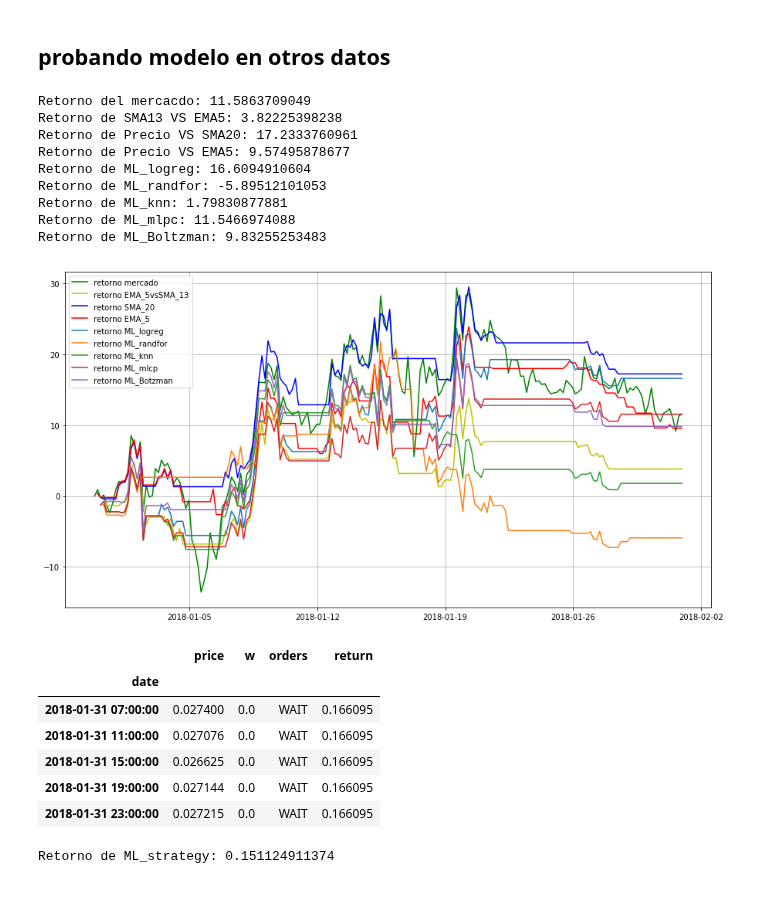
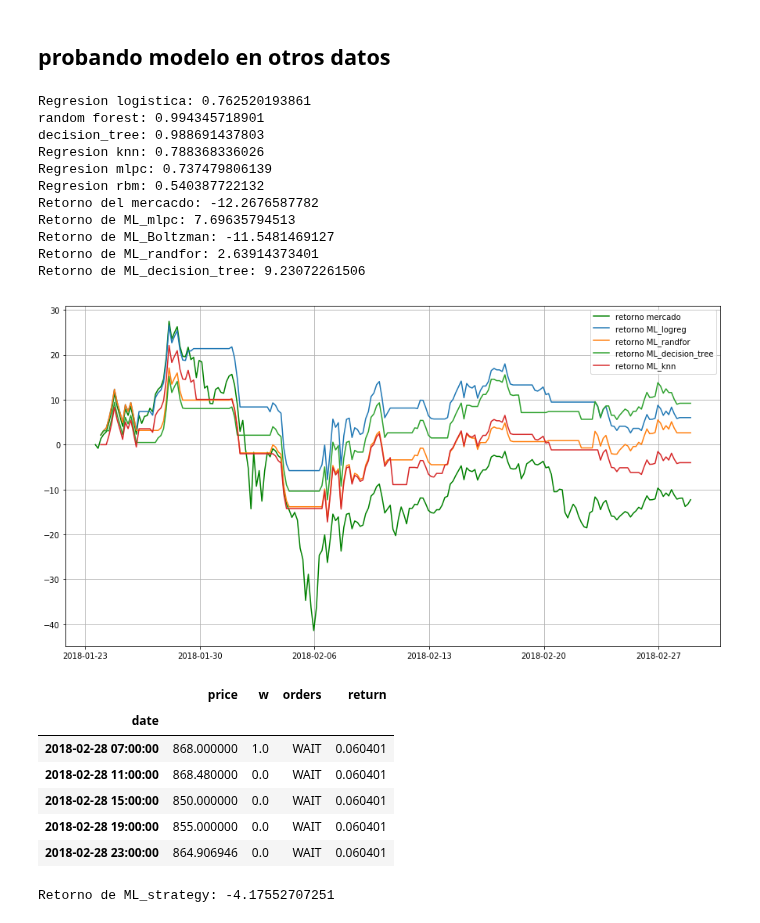
Before and after one commit to ADCryptoSolutions/adcb, a Jupyter notebook: ML strategy.ipynb, the cells around one changed output. Drawn from its saved outputs; the diff is of its cells as text; code cells hidden in the pictures; blank space fills up the shorter version.

Commit message:
Agregando score a note book ML strategy
decision tree presenta un buen rendimiento en score y en profit de los datos de test. Para usdt_btc

```diff
--- a/ML strategy.ipynb
+++ b/ML strategy.ipynb
@@ -10,9 +10,9 @@ import numpy as np
 plt.rcParams['figure.figsize'] = 15, 8
 
 # trayendo y preparando datos
-df  = prepareData(pair="BTC_XMR",
+df  = prepareData(pair="USDT_ETH",
                   start=string2ts("2017-07-01 00:00:00"),
-                  end=string2ts("2018-02-01 00:00:00"),
+                  end=string2ts("2018-03-01 00:00:00"),
                   period=3600*4)
 """
 # calculando el retorno del mercado hasta el 4 quitil y del ultimo quintil
@@ -215,8 +197,9 @@ from sklearn.neural_network import MLPClassifier
 # Estas dos últimas librerías permiten la creación de una
 from sklearn.neural_network import BernoulliRBM
 from sklearn.pipeline import Pipeline
+from sklearn.tree import DecisionTreeClassifier
 # "price","volumen","rsi","macd","macds","sma13ema5","price_sma20","price_ema5","ideal_w","cci","diff","wr"
-features = ["price","rsi","cci"]
+features = ["price","rsi","cci","macds","macd"]
 
 # regresion logistica
 logreg = LogisticRegression()
@@ -243,4 +222,9 @@ LogisticRegression(C=1.0, class_weight=None, dual=False, fit_intercept=True,
 random_forest = RandomForestClassifier(n_estimators=10)
 
 random_forest.fit(train[features],train["ideal_w"])
+
+#DecisionTreeClassifier
+decision_tree = DecisionTreeClassifier(max_depth=16)
+
+decision_tree.fit(train[features],train["ideal_w"])
 # %% [output]
@@ -265,7 +248,7 @@ KNeighborsClassifier(algorithm='auto', leaf_size=30, metric='minkowski',
 
 # MLPClassifier
 
-mlpc = MLPClassifier(solver='lbfgs',random_state=1, hidden_layer_sizes=(5, 2))
+mlpc = MLPClassifier(solver='lbfgs',random_state=1, hidden_layer_sizes=(2,100))
 
 mlpc.fit(train[features],train["ideal_w"])
 
@@ -287,6 +270,8 @@ Pipeline(memory=None,
 # %%
 # regresion logistica
 w_pred = logreg.predict(test[features])
+print "Regresion logistica:",logreg.score(train[features],train["ideal_w"])
+#print "Regresion logistica:",logreg.score(test[features],w_pred)
 
 w5 = pd.DataFrame(data={"w":w_pred,"price":test["close"]})
 w5["orders"] = orders(w5["w"])
@@ -295,14 +280,25 @@ relativeReturn5, v5 = profit(w5)
 
 # random forest
 w_pred2 = random_forest.predict(test[features])
+print "random forest:",random_forest.score(train[features],train["ideal_w"])
 
 w6 = pd.DataFrame(data={"w":w_pred2,"price":test["close"]})
 w6["orders"] = orders(w6["w"])
 w6["w"] = w6["w"].shift(1)
 relativeReturn6, v6 = profit(w6)
 
+# decision tree
+w_pred22 = decision_tree.predict(test[features])
+print "decision_tree:",decision_tree.score(train[features],train["ideal_w"])
+
+w62 = pd.DataFrame(data={"w":w_pred22,"price":test["close"]})
+w62["orders"] = orders(w62["w"])
+w62["w"] = w62["w"].shift(1)
+relativeReturn62, v62 = profit(w62)
+
 # knn
 w_pred3 = knn.predict(test[features])
+print "Regresion knn:",knn.score(train[features],train["ideal_w"])
 
 w7 = pd.DataFrame(data={"w":w_pred3,"price":test["close"]})
 w7["orders"] = orders(w7["w"])
@@ -311,64 +307,73 @@ relativeReturn7, v7 = profit(w7)
 
 # mlpc
 w_pred4 = mlpc.predict(test[features])
+print "Regresion mlpc:",mlpc.score(train[features],train["ideal_w"])
 
 w8 = pd.DataFrame(data={"w":w_pred4,"price":test["close"]})
 w8["orders"] = orders(w8["w"])
 w8["w"] = w8["w"].shift(1)
 relativeReturn8, v8 = profit(w8)
 
 # rbm
 w_pred5 = classifier.predict(test[features])
+print "Regresion rbm:",classifier.score(train[features],train["ideal_w"])
 
 w9 = pd.DataFrame(data={"w":w_pred5,"price":test["close"]})
 w9["orders"] = orders(w9["w"])
 w9["w"] = w9["w"].shift(1)
 relativeReturn9, v9 = profit(w9)
 
 
 print 'Retorno del mercacdo: %s'%(marketReturn2)
+"""
 print 'Retorno de SMA13 VS EMA5: %s'%(relativeReturnTest*100)
 print 'Retorno de Precio VS SMA20: %s'%(relativeReturn3Test*100)
 print 'Retorno de Precio VS EMA5: %s'%(relativeReturn2Test*100)
 print 'Retorno de ML_logreg: %s'%(relativeReturn5*100)
 print 'Retorno de ML_randfor: %s'%(relativeReturn6*100)
 print 'Retorno de ML_knn: %s'%(relativeReturn7*100)
+"""
 print 'Retorno de ML_mlpc: %s'%(relativeReturn8*100)
 print 'Retorno de ML_Boltzman: %s'%(relativeReturn9*100)
+print 'Retorno de ML_randfor: %s'%(relativeReturn6*100)
+print 'Retorno de ML_decision_tree: %s'%(relativeReturn62*100)
 
 plt.plot(df.index[int(len(data)*per):],cum_return2*100,'g', label='retorno mercado')
-plt.plot(df.index[int(len(data)*per):],vTest*100,'y',label='retorno EMA_5vsSMA_13')
-plt.plot(df.index[int(len(data)*per):],v3Test*100,'b',label='retorno SMA_20')
-plt.plot(df.index[int(len(data)*per):],v2Test*100,'r',label='retorno EMA_5')
+#plt.plot(df.index[int(len(data)*per):],vTest*100,'y',label='retorno EMA_5vsSMA_13')
+#plt.plot(df.index[int(len(data)*per):],v3Test*100,'b',label='retorno SMA_20')
+#plt.plot(df.index[int(len(data)*per):],v2Test*100,'r',label='retorno EMA_5')
 plt.plot(df.index[int(len(data)*per):],v5*100,label='retorno ML_logreg')
 plt.plot(df.index[int(len(data)*per):],v6*100,label='retorno ML_randfor')
+plt.plot(df.index[int(len(data)*per):],v62*100,label='retorno ML_decision_tree')
 plt.plot(df.index[int(len(data)*per):],v7*100,label='retorno ML_knn')
-plt.plot(df.index[int(len(data)*per):],v8*100,label='retorno ML_mlcp')
-plt.plot(df.index[int(len(data)*per):],v9*100,label='retorno ML_Botzman')
+#plt.plot(df.index[int(len(data)*per):],v8*100,label='retorno ML_mlcp')
+#plt.plot(df.index[int(len(data)*per):],v9*100,label='retorno ML_Botzman')
 
 plt.legend(loc='best')
 plt.grid()
 # %% [output]
-Retorno del mercacdo: 11.5863709049
-Retorno de SMA13 VS EMA5: 3.82225398238
-Retorno de Precio VS SMA20: 17.2333760961
-Retorno de Precio VS EMA5: 9.57495878677
-Retorno de ML_logreg: 16.6094910604
-Retorno de ML_randfor: -5.89512101053
-Retorno de ML_knn: 1.79830877881
-Retorno de ML_mlpc: 11.5466974088
-Retorno de ML_Boltzman: 9.83255253483
+Regresion logistica: 0.762520193861
+random forest: 0.994345718901
+decision_tree: 0.988691437803
+Regresion knn: 0.788368336026
+Regresion mlpc: 0.737479806139
+Regresion rbm: 0.540387722132
+Retorno del mercacdo: -12.2676587782
+Retorno de ML_mlpc: 7.69635794513
+Retorno de ML_Boltzman: -11.5481469127
+Retorno de ML_randfor: 2.63914373401
+Retorno de ML_decision_tree: 9.23072261506
-[figure, old version]
+[figure, new version]
 # %%
 w5.tail()
 # %% [output]
 |  | price | w | orders | return |
 | date |  |  |  |  |
-| 2018-01-31 07:00:00 | 0.027400 | 0.0 | WAIT | 0.166095 |
-| 2018-01-31 11:00:00 | 0.027076 | 0.0 | WAIT | 0.166095 |
-| 2018-01-31 15:00:00 | 0.026625 | 0.0 | WAIT | 0.166095 |
-| 2018-01-31 19:00:00 | 0.027144 | 0.0 | WAIT | 0.166095 |
-| 2018-01-31 23:00:00 | 0.027215 | 0.0 | WAIT | 0.166095 |
+| 2018-02-28 07:00:00 | 868.000000 | 1.0 | WAIT | 0.060401 |
+| 2018-02-28 11:00:00 | 868.480000 | 0.0 | WAIT | 0.060401 |
+| 2018-02-28 15:00:00 | 850.000000 | 0.0 | WAIT | 0.060401 |
+| 2018-02-28 19:00:00 | 855.000000 | 0.0 | WAIT | 0.060401 |
+| 2018-02-28 23:00:00 | 864.906946 | 0.0 | WAIT | 0.060401 |
 # %%
 from strategy import ml_logreg
 
@@ -383,7 +388,7 @@ relativeReturn6, v6 = profit(w_logreg)
 
 print 'Retorno de ML_strategy: %s'%(relativeReturn6*100)
 # %% [output]
-Retorno de ML_strategy: 0.151124911374
+Retorno de ML_strategy: -4.17552707251
 # %%
 from indicators import rsi
 
```
Also changed, not shown: parts of 8 cells of this notebook, 1 other file.
